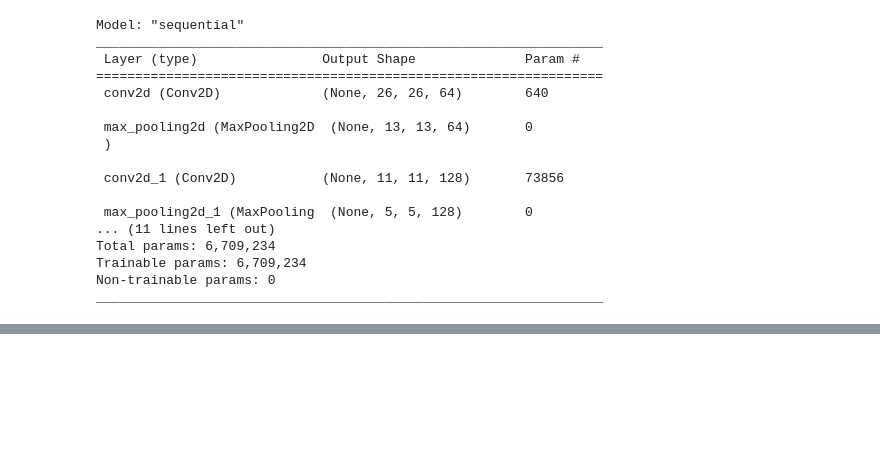
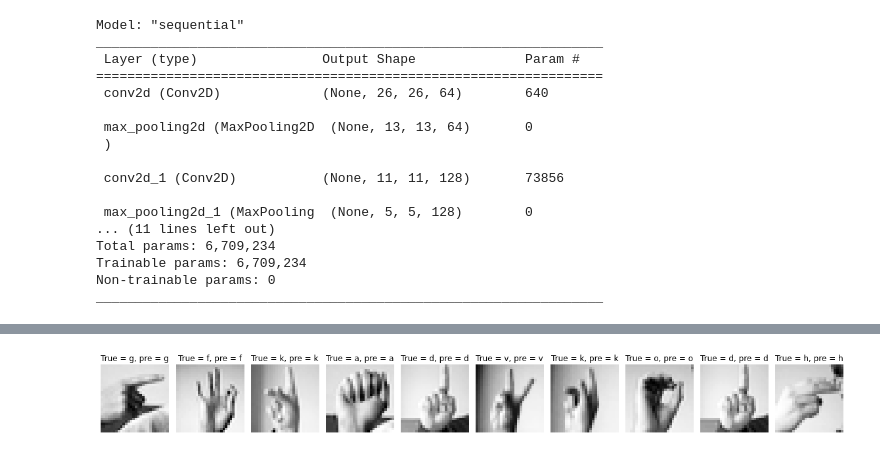
Before and after one commit to alnbvy/DeepLearning, a Jupyter notebook: Computer Vision/signMNIST-MultiClassClassification.ipynb, the cells around one changed output, grey strips where cells are left out. Drawn from its saved outputs; the diff is of its cells as text; code cells hidden in the pictures; blank space fills up the shorter version.

```diff
--- a/Computer Vision/signMNIST-MultiClassClassification.ipynb
+++ b/Computer Vision/signMNIST-MultiClassClassification.ipynb
@@ -237,0 +245,28 @@ plt.show()
+# %%
+from tensorflow.keras.models import load_model
+model2 = load_model('signMNIST.h5')
+# %%
+# Plot a sample of 10 images from the training set
+def plot_categories_validation(validation_images, validation_labels):
+  fig, axes = plt.subplots(1, 10, figsize=(16, 15))
+  axes = axes.flatten()
+  letters = list(string.ascii_lowercase)
+
+  for k in range(10):
+    img = validation_images[k]
+    img = np.expand_dims(img, axis=-1)
+    img = array_to_img(img)
+    ax = axes[k]
+    ax.imshow(img, cmap="Greys_r")
+
+    pred = np.reshape(validation_images[k],(1,28,28,1))
+    pred = np.argmax(model2.predict(pred))
+
+    ax.set_title(f"True = {letters[int(validation_labels[k])]}, pre = {letters[int(pred)]}")
+    ax.set_axis_off()
+
+  plt.tight_layout()
+  plt.show()
+
+plot_categories_validation(validation_images, validation_labels)
+# %% [output]
@@ -237,0 +283 @@ plt.show()
+[figure, added]
```
Also changed, not shown: parts of 6 cells of this notebook.
